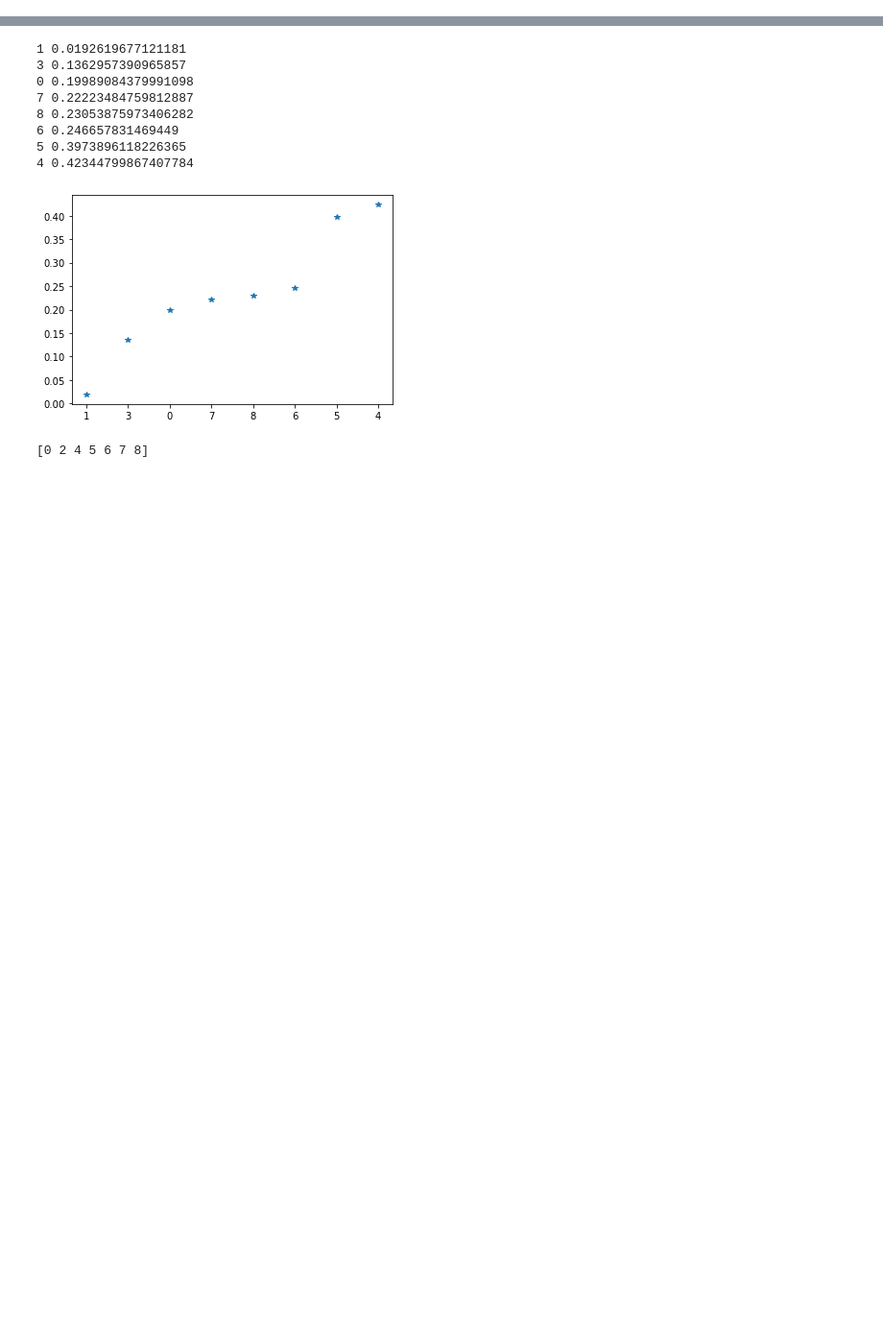
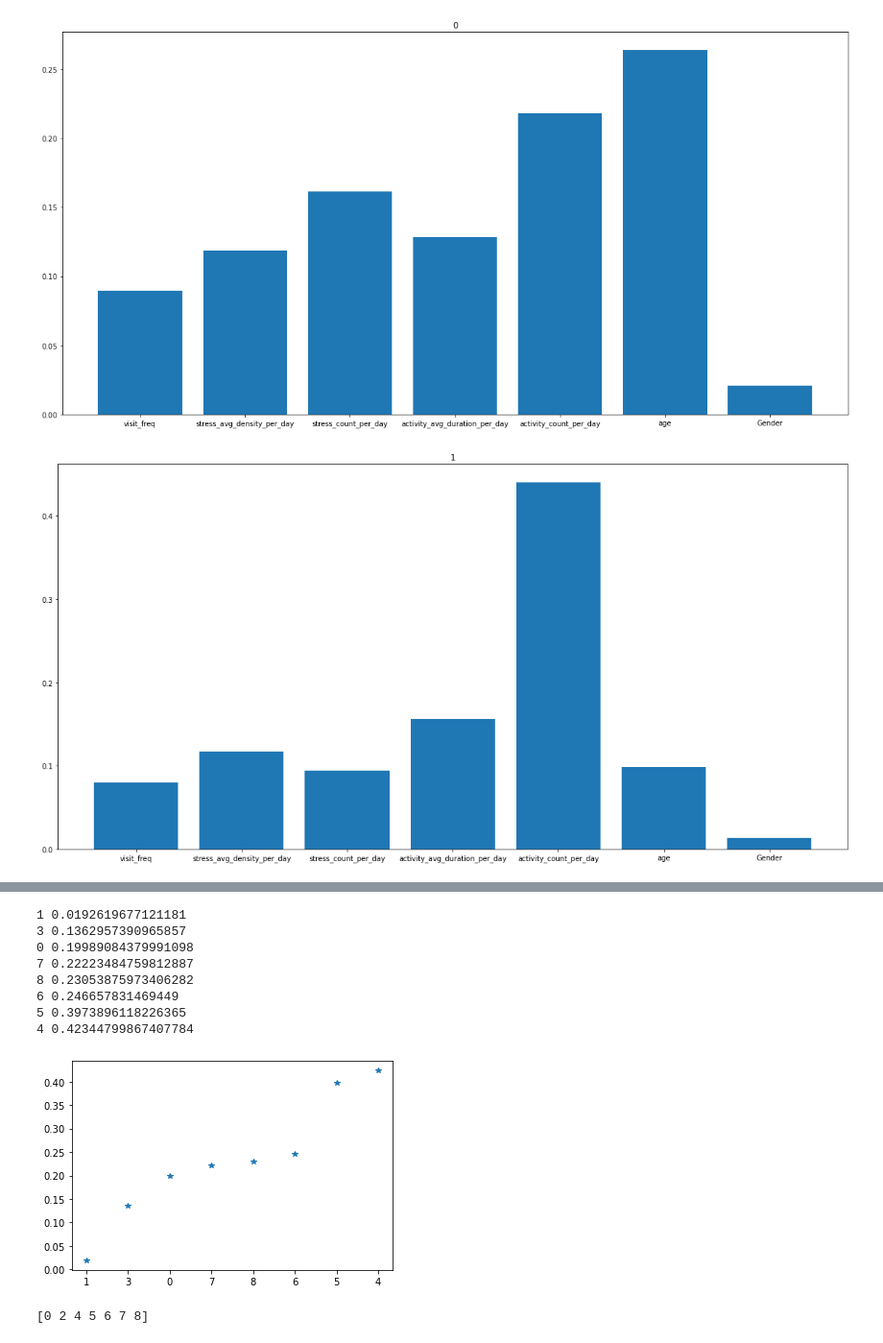
Before and after one commit to aungkonazim/mrisk, a Jupyter notebook: preprocess_event_encoded_data.ipynb, the cells around one changed output, grey strips where cells are left out. Shown at 96% size. Drawn from its saved outputs; the diff is of its cells as text; code cells hidden in the pictures; blank space fills up the shorter version.

```diff
--- a/preprocess_event_encoded_data.ipynb
+++ b/preprocess_event_encoded_data.ipynb
@@ -336,0 +406,2 @@ df_seq.head()
+# %%
+model.fit(xxx,y)
@@ -336,0 +428,13 @@ df_seq.head()
+# %%
+for label in np.unique(y):
+    clf = RandomForestClassifier()
+    y1 = np.array([0]*y.shape[0])
+    y1[y==label] = 1
+    clf.fit(xxx,y1)
+    plt.figure(figsize=(20,10))
+    plt.bar([feature_names[i] for i in index_of_features_kept],clf.feature_importances_)
+    plt.title(label)
+    plt.show()
+# %% [output]
+[figure, added]
+[figure, added]
```
Also changed, not shown: parts of 17 cells of this notebook, 10 other files.
